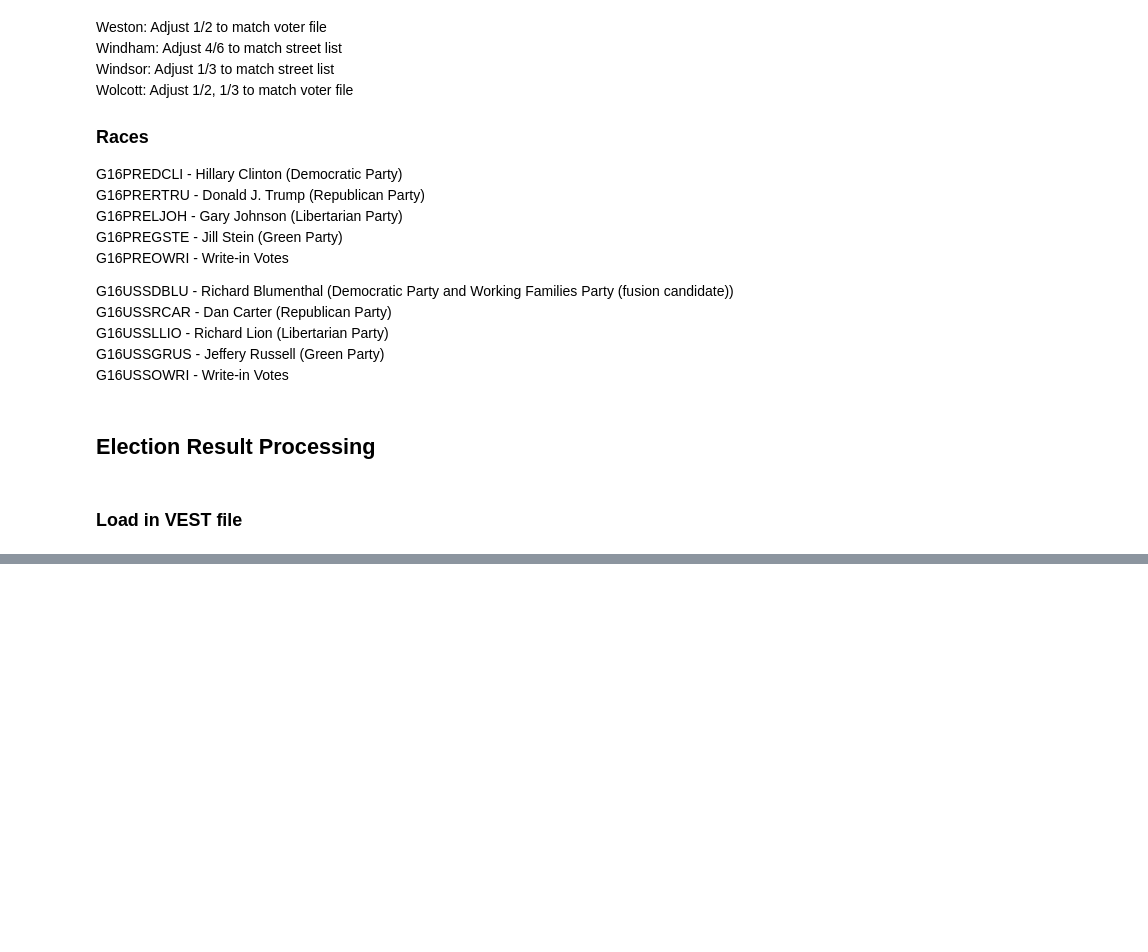
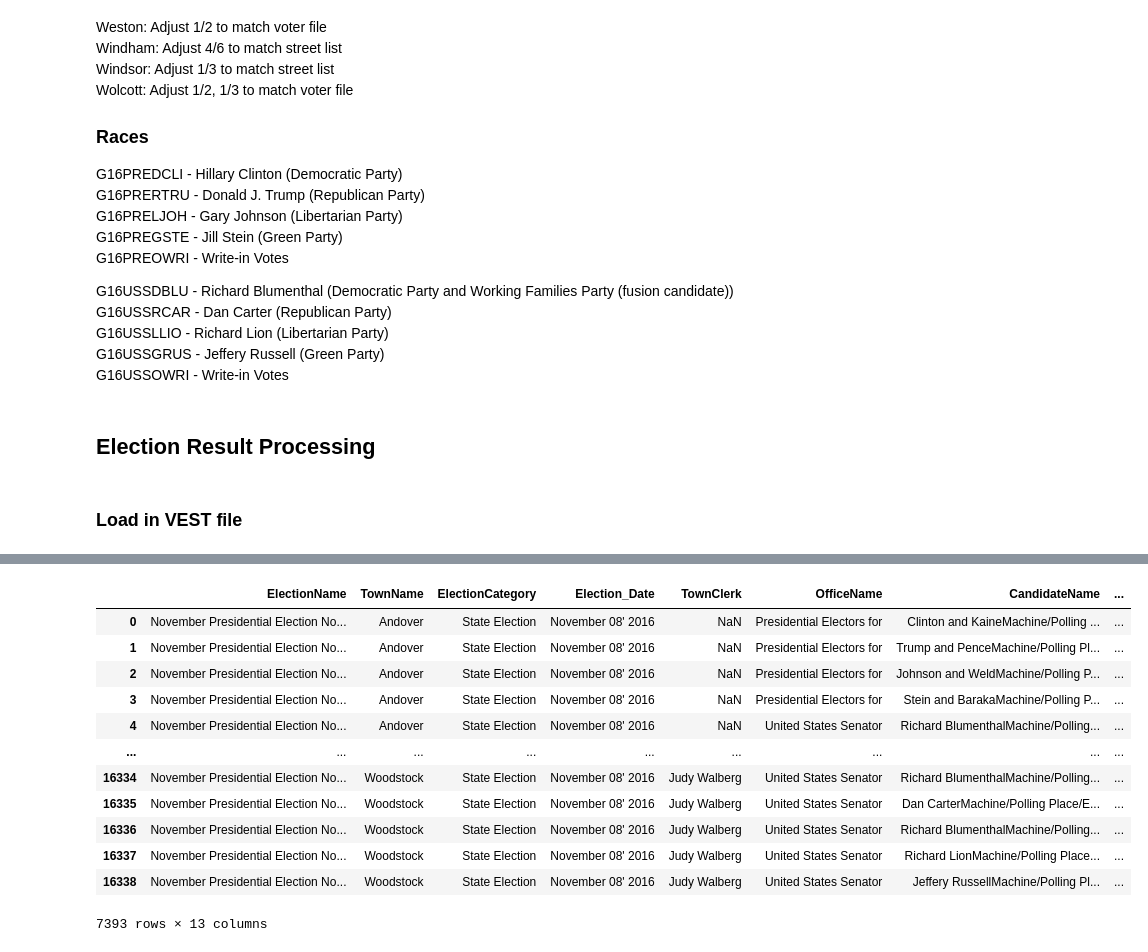
Before and after one commit to nonpartisan-redistricting-datahub/pdv-ct, a Jupyter notebook: vest-ct-16/vest-ct-16-validation.ipynb, the cells around one changed output, grey strips where cells are left out. Cells and saved outputs as stored; diff of their text form; code cells hidden in the pictures; blank space fills up the shorter version.

```diff
--- a/vest-ct-16/vest-ct-16-validation.ipynb
+++ b/vest-ct-16/vest-ct-16-validation.ipynb
@@ -106,0 +117,4 @@ vest_ct_16 = gp.read_file("./raw-from-source/VEST/ct_2016/ct_2016.shp")
+# %%
+election_results = election_results[election_results["OfficeName"].isin(['Presidential Electors for', 'United States Senator'])]
+# %%
+election_results["cand_detailed"] = election_results["OfficeName"]+"-"+election_results["CandidateName"]
@@ -106,0 +145,51 @@ vest_ct_16 = gp.read_file("./raw-from-source/VEST/ct_2016/ct_2016.shp")
+# %%
+cand_detailed_change_dict = {
+       'United States Senator-Richard BlumenthalMachine/Polling Place/EDRAbsenteeTotal':"G16USSDBLU",
+       'United States Senator-Dan CarterMachine/Polling Place/EDRAbsenteeTotal':"G16USSRCAR",
+       'United States Senator-Richard LionMachine/Polling Place/EDRAbsenteeTotal':"G16USSLLIO",
+       'United States Senator-Jeffery RussellMachine/Polling Place/EDRAbsenteeTotal':"G16USSGRUS",
+       'United States Senator-Andrew RuleMachine/Polling Place/EDRAbsenteeTotal':"G16USSOWRI",
+       'United States Senator-John M. TraceskiMachine/Polling Place/EDRAbsenteeTotal':"G16USSOWRI",
+       'Presidential Electors for-Clinton and KaineMachine/Polling Place/EDRAbsenteeTotal':"G16PREDCLI",
+       'Presidential Electors for-Trump and PenceMachine/Polling Place/EDRAbsenteeTotal':"G16PRERTRU",
+       'Presidential Electors for-Johnson and WeldMachine/Polling Place/EDRAbsenteeTotal':"G16PRELJOH",
+       'Presidential Electors for-Stein and BarakaMachine/Polling Place/EDRAbsenteeTotal':"G16PREGSTE",
+       'Presidential Electors for-McMullin and JohnsonMachine/Polling Place/EDRAbsenteeTotal':"G16PREOWRI",
+       'Presidential Electors for-Cooper and MeyerMachine/Polling Place/EDRAbsenteeTotal':"G16PREOWRI",
+       'Presidential Electors for-Castle and BradleyMachine/Polling Place/EDRAbsenteeTotal':"G16PREOWRI",
+       'Presidential Electors for-Kotlikoff and LeamerMachine/Polling Place/EDRAbsenteeTotal':"G16PREOWRI",
+       'Presidential Electors for-La Riva and PuryearMachine/Polling Place/EDRAbsenteeTotal':"G16PREOWRI",
+       'Presidential Electors for-Evans and FitchMachine/Polling Place/EDRAbsenteeTotal':"G16PREOWRI",
+       'Presidential Electors for-Wu and WuMachine/Polling Place/EDRAbsenteeTotal':"G16PREOWRI",
+       'Presidential Electors for-Buchanan and WashingtonMachine/Polling Place/EDRAbsenteeTotal':"G16PREOWRI",
+       'Presidential Electors for-Basiago and KinnisonMachine/Polling Place/EDRAbsenteeTotal':"G16PREOWRI",
+       'Presidential Electors for-De La Fuente and SteinbergMachine/Polling Place/EDRAbsenteeTotal':"G16PREOWRI",
+       'Presidential Electors for-Hoefling and SchulinMachine/Polling Place/EDRAbsenteeTotal':"G16PREOWRI",
+       'Presidential Electors for-Deame and LongMachine/Polling Place/EDRAbsenteeTotal':"G16PREOWRI",
+       'Presidential Electors for-Blumenthal and BlairMachine/Polling Place/EDRAbsenteeTotal':"G16PREOWRI",
+       'Presidential Electors for-Smith and WhiteMachine/Polling Place/EDRAbsenteeTotal':"G16PREOWRI",
+       'Presidential Electors for-Schoenke and Mitchell Jr.Machine/Polling Place/EDRAbsenteeTotal':"G16PREOWRI",
+       'Presidential Electors for-Cummings and RomanoffMachine/Polling Place/EDRAbsenteeTotal':"G16PREOWRI",
+       'Presidential Electors for-Skewes and LacyMachine/Polling Place/EDRAbsenteeTotal':"G16PREOWRI",
+       'Presidential Electors for-Klojzy Jr. and LeMayMachine/Polling Place/EDRAbsenteeTotal':"G16PREOWRI",
+       'Presidential Electors for-Maldonado and TerranovaMachine/Polling Place/EDRAbsenteeTotal':"G16PREOWRI",
+       'Presidential Electors for-Fox and KushnerMachine/Polling Place/EDRAbsenteeTotal':"G16PREOWRI"
+}
+# %%
+election_results["cand_detailed"] = election_results["cand_detailed"].map(cand_detailed_change_dict).fillna(election_results["cand_detailed"])
+# %%
+election_results
+# %% [output]
+|  | ElectionName | TownName | ElectionCategory | Election_Date | TownClerk | OfficeName | CandidateName | ... |
+| 0 | November Presidential Election No... | Andover | State Election | November 08' 2016 | NaN | Presidential Electors for | Clinton and KaineMachine/Polling ... | ... |
+| 1 | November Presidential Election No... | Andover | State Election | November 08' 2016 | NaN | Presidential Electors for | Trump and PenceMachine/Polling Pl... | ... |
+| 2 | November Presidential Election No... | Andover | State Election | November 08' 2016 | NaN | Presidential Electors for | Johnson and WeldMachine/Polling P... | ... |
+| 3 | November Presidential Election No... | Andover | State Election | November 08' 2016 | NaN | Presidential Electors for | Stein and BarakaMachine/Polling P... | ... |
+| 4 | November Presidential Election No... | Andover | State Election | November 08' 2016 | NaN | United States Senator | Richard BlumenthalMachine/Polling... | ... |
+| ... | ... | ... | ... | ... | ... | ... | ... | ... |
+| 16334 | November Presidential Election No... | Woodstock | State Election | November 08' 2016 | Judy Walberg | United States Senator | Richard BlumenthalMachine/Polling... | ... |
+| 16335 | November Presidential Election No... | Woodstock | State Election | November 08' 2016 | Judy Walberg | United States Senator | Dan CarterMachine/Polling Place/E... | ... |
+| 16336 | November Presidential Election No... | Woodstock | State Election | November 08' 2016 | Judy Walberg | United States Senator | Richard BlumenthalMachine/Polling... | ... |
+| 16337 | November Presidential Election No... | Woodstock | State Election | November 08' 2016 | Judy Walberg | United States Senator | Richard LionMachine/Polling Place... | ... |
+| 16338 | November Presidential Election No... | Woodstock | State Election | November 08' 2016 | Judy Walberg | United States Senator | Jeffery RussellMachine/Polling Pl... | ... |
+7393 rows × 13 columns
```
Also changed, not shown: parts of 36 cells of this notebook.
